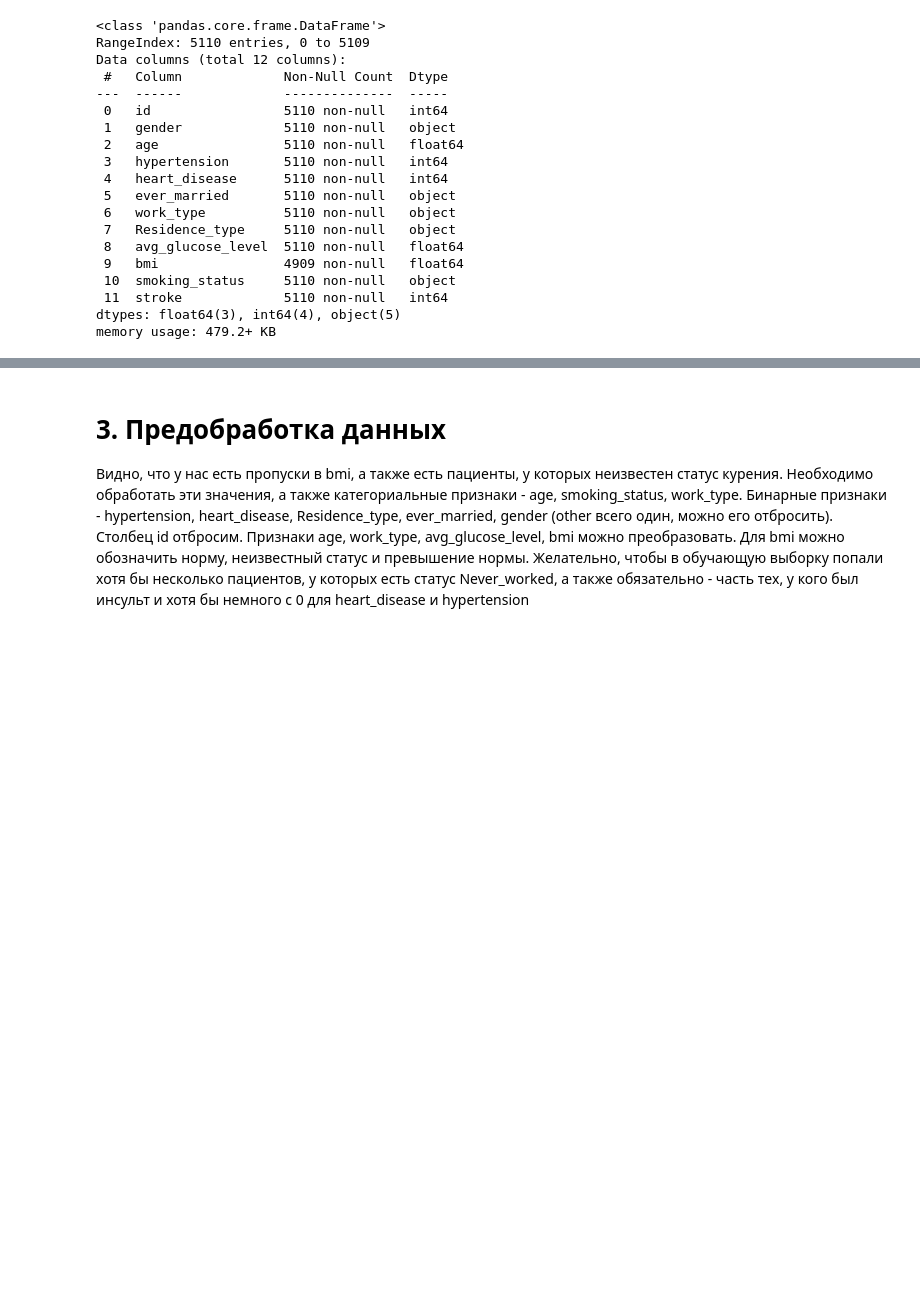
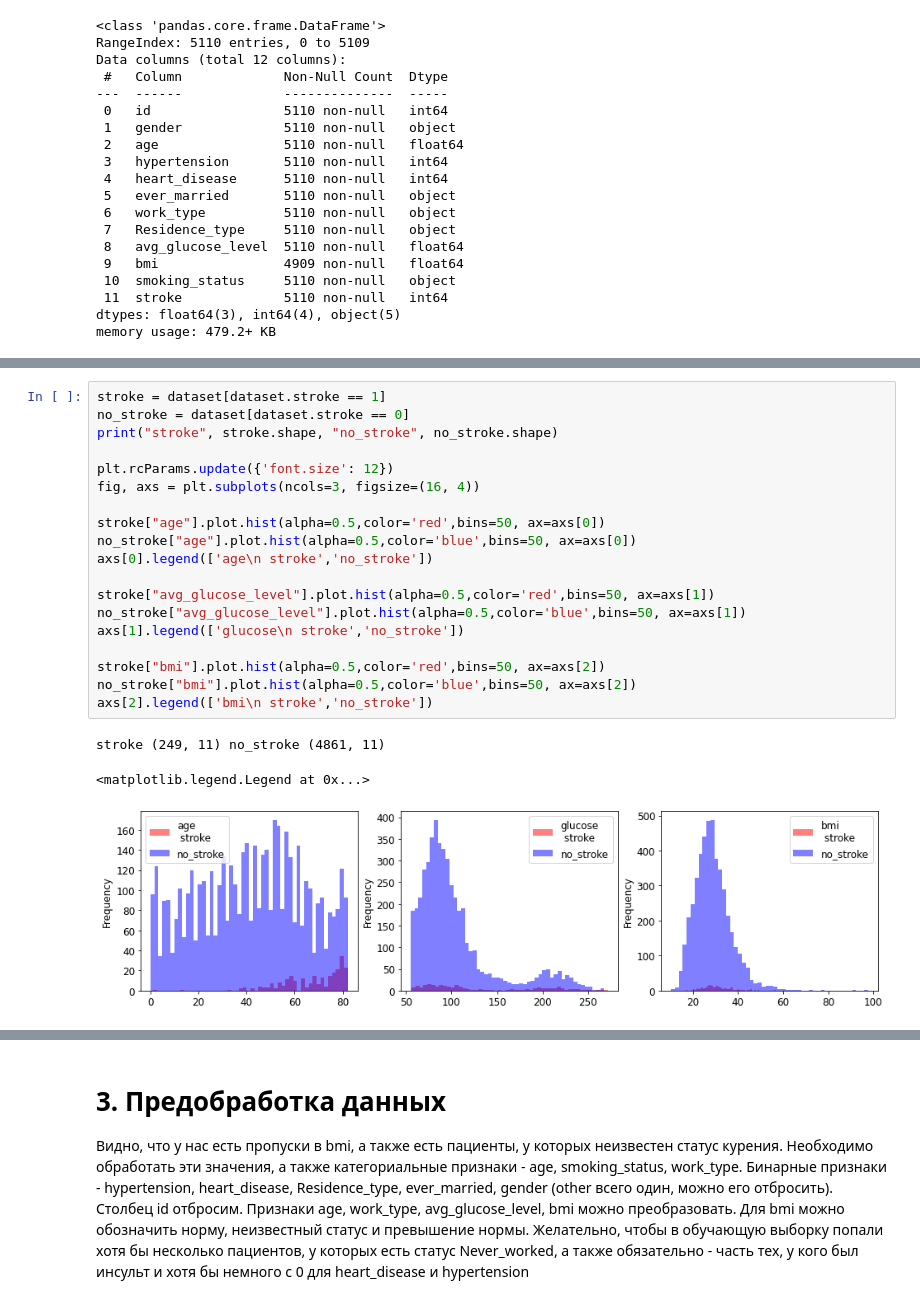
Before and after one commit to Loinen/ml_labs, a Jupyter notebook: ml_stroke_prediction.ipynb, the cells around one changed output, grey strips where cells are left out. Drawn from its saved outputs; the diff is of its cells as text; blank space fills up the shorter version.

```diff
--- a/ml_stroke_prediction.ipynb
+++ b/ml_stroke_prediction.ipynb
@@ -123,0 +147,23 @@ Name: bmi, dtype: float64
+# %%
+stroke = dataset[dataset.stroke == 1]
+no_stroke = dataset[dataset.stroke == 0]
+print("stroke", stroke.shape, "no_stroke", no_stroke.shape)
+
+plt.rcParams.update({'font.size': 12})
+fig, axs = plt.subplots(ncols=3, figsize=(16, 4))
+
+stroke["age"].plot.hist(alpha=0.5,color='red',bins=50, ax=axs[0])
+no_stroke["age"].plot.hist(alpha=0.5,color='blue',bins=50, ax=axs[0])
+axs[0].legend(['age\n stroke','no_stroke'])
+
+stroke["avg_glucose_level"].plot.hist(alpha=0.5,color='red',bins=50, ax=axs[1])
+no_stroke["avg_glucose_level"].plot.hist(alpha=0.5,color='blue',bins=50, ax=axs[1])
+axs[1].legend(['glucose\n stroke','no_stroke'])
+
+stroke["bmi"].plot.hist(alpha=0.5,color='red',bins=50, ax=axs[2])
+no_stroke["bmi"].plot.hist(alpha=0.5,color='blue',bins=50, ax=axs[2])
+axs[2].legend(['bmi\n stroke','no_stroke'])
+# %% [output]
+stroke (249, 11) no_stroke (4861, 11)
+<matplotlib.legend.Legend at 0x...>
+[figure, added]
```
Also changed, not shown: parts of 28 cells of this notebook.
